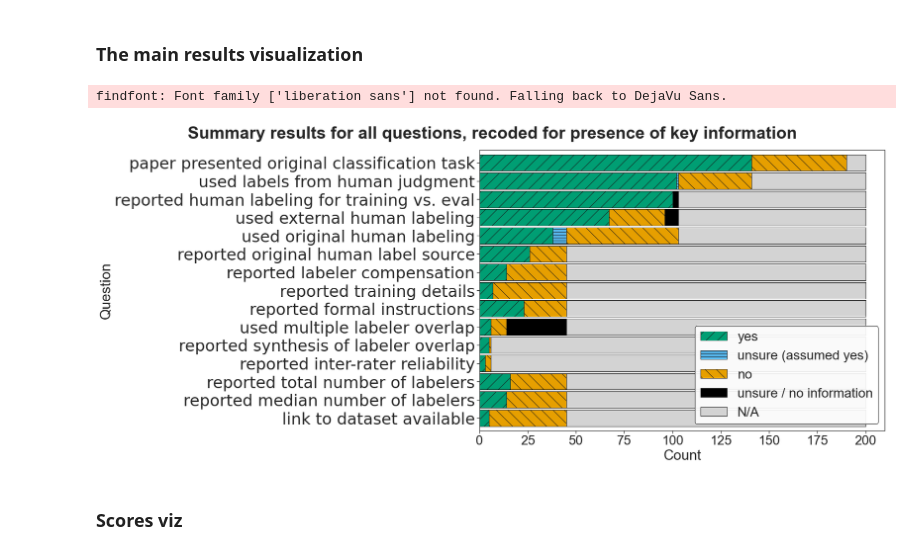
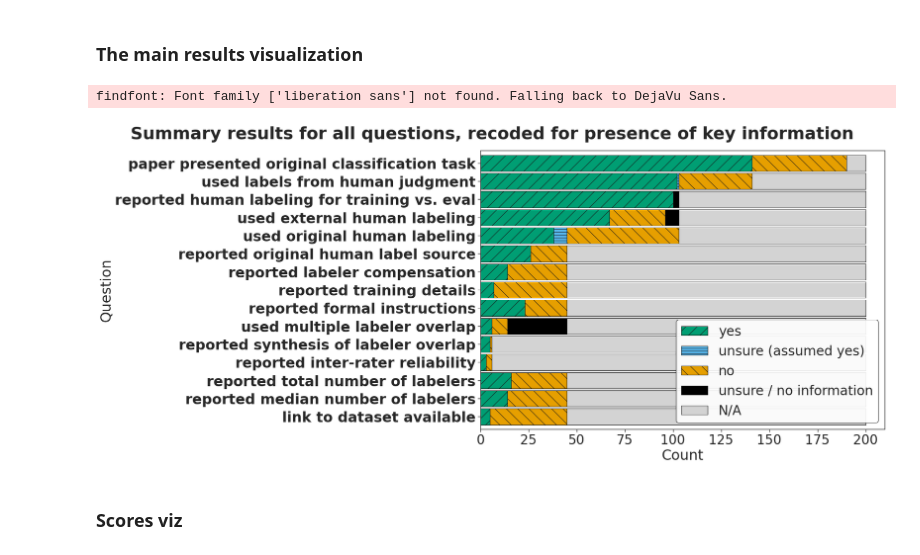
Before and after one commit to staeiou/gigo_qss_2021, a Jupyter notebook: code/2-main-cleaning-analysis-viz.ipynb, the cells around one changed output. Saved outputs shown, nothing was run; the diff lists cells and outputs as text; code cells hidden in the pictures.

```diff
--- a/code/2-main-cleaning-analysis-viz.ipynb
+++ b/code/2-main-cleaning-analysis-viz.ipynb
@@ -774,8 +774,8 @@ plt.suptitle("Summary results for all questions, recoded for presence of key inf
              ha="center",y=.94,fontweight="bold")
 
 font_props = {'family' : 'liberation sans',
-              'weight' : 'regular',
-              'size'   : 34}
+              'weight' : 'bold',
+              'size'   : 30}
 
 ax.set_yticklabels(['link to dataset available',
  'reported median number of labelers',
@@ -789,34 +789,35 @@ ax.set_yticklabels(['link to dataset available',
  'reported original human label source',
  'used original human labeling',
  'used external human labeling',
  'reported human labeling for training vs. eval',
  'used labels from human judgment',
  'paper presented original classification task'])
 
 for label in ax.get_yticklabels():
     label.set_font(font_props)
 
 for i, patch in enumerate(ax.patches):
     patch.set_edgecolor("k")
     if patch.get_fc() == (0.0, 0.6196078431372549, 0.45098039215686275, 1.0):
         patch.set_hatch('/')
     elif patch.get_fc() == (0.0, 0.0, 0.0, 1.0):
         patch.set_hatch('')
     elif patch.get_fc() == (0.33725490196078434, 0.7058823529411765, 0.9137254901960784, 1.0):
         patch.set_hatch('--')
     elif patch.get_fc() == (0.9019607843137255, 0.6235294117647059, 0.0, 1.0):
         patch.set_hatch('\\')
     elif patch.get_fc() == (0.8274509803921568, 0.8274509803921568, 0.8274509803921568, 1.0):
         patch.set_hatch('')
 plt.legend(fontsize=28,loc="lower right",framealpha=.9).get_frame().set_edgecolor("black")
 
 plt.tight_layout()
 
 plt.savefig("../figures/info_score_summary_wide.pdf", dpi=300, bbox_inches="tight")
 plt.savefig("../figures/info_score_summary_wide.png", bbox_inches="tight")
+plt.savefig("../figures/info_score_summary_wide.tiff", dpi=600, bbox_inches="tight")
 # %% [output]
 findfont: Font family ['liberation sans'] not found. Falling back to DejaVu Sans.
-[figure, old version]
+[figure, new version]
 # %% [markdown]
 ### Scores viz
 # %%
```
Also changed, not shown: parts of 20 cells of this notebook.
